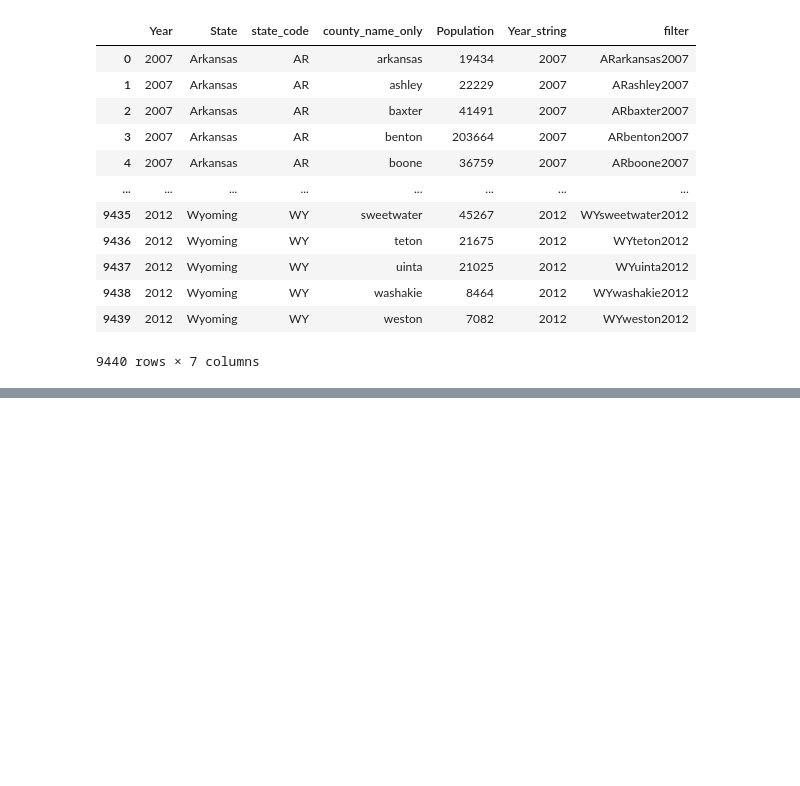
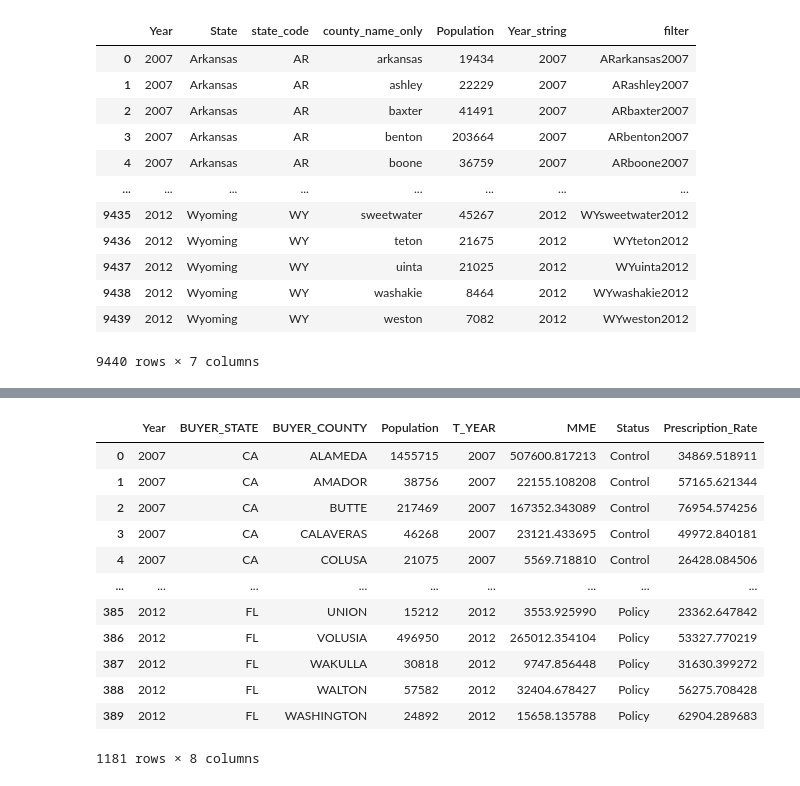
Before and after one commit to MIDS-at-Duke/pds-2022-turquoise-team, a Jupyter notebook: 10_code/combine_prescription_population_florida_07_12.ipynb, the cells around one changed output, grey strips where cells are left out. Saved outputs shown, nothing was run; the diff lists cells and outputs as text; code cells hidden in the pictures; blank space fills up the shorter version.

```diff
--- a/10_code/combine_prescription_population_florida_07_12.ipynb
+++ b/10_code/combine_prescription_population_florida_07_12.ipynb
@@ -229,0 +220,19 @@ groupedby_df_only_florida
+# %%
+# concat both dataframes
+groupedby_df_florida = pd.concat([groupedby_df_florida_control, groupedby_df_florida_only], axis=0)
+groupedby_df_florida['Prescription_Rate'] = (groupedby_df_florida['MME']/groupedby_df_florida['Population'])*100_000
+groupedby_df_florida
+# %% [output]
+|  | Year | BUYER_STATE | BUYER_COUNTY | Population | T_YEAR | MME | Status | Prescription_Rate |
+| 0 | 2007 | CA | ALAMEDA | 1455715 | 2007 | 507600.817213 | Control | 34869.518911 |
+| 1 | 2007 | CA | AMADOR | 38756 | 2007 | 22155.108208 | Control | 57165.621344 |
+| 2 | 2007 | CA | BUTTE | 217469 | 2007 | 167352.343089 | Control | 76954.574256 |
+| 3 | 2007 | CA | CALAVERAS | 46268 | 2007 | 23121.433695 | Control | 49972.840181 |
+| 4 | 2007 | CA | COLUSA | 21075 | 2007 | 5569.718810 | Control | 26428.084506 |
+| ... | ... | ... | ... | ... | ... | ... | ... | ... |
+| 385 | 2012 | FL | UNION | 15212 | 2012 | 3553.925990 | Policy | 23362.647842 |
+| 386 | 2012 | FL | VOLUSIA | 496950 | 2012 | 265012.354104 | Policy | 53327.770219 |
+| 387 | 2012 | FL | WAKULLA | 30818 | 2012 | 9747.856448 | Policy | 31630.399272 |
+| 388 | 2012 | FL | WALTON | 57582 | 2012 | 32404.678427 | Policy | 56275.708428 |
+| 389 | 2012 | FL | WASHINGTON | 24892 | 2012 | 15658.135788 | Policy | 62904.289683 |
+1181 rows × 8 columns
```
Also changed, not shown: parts of 34 cells of this notebook, 9 other files.
